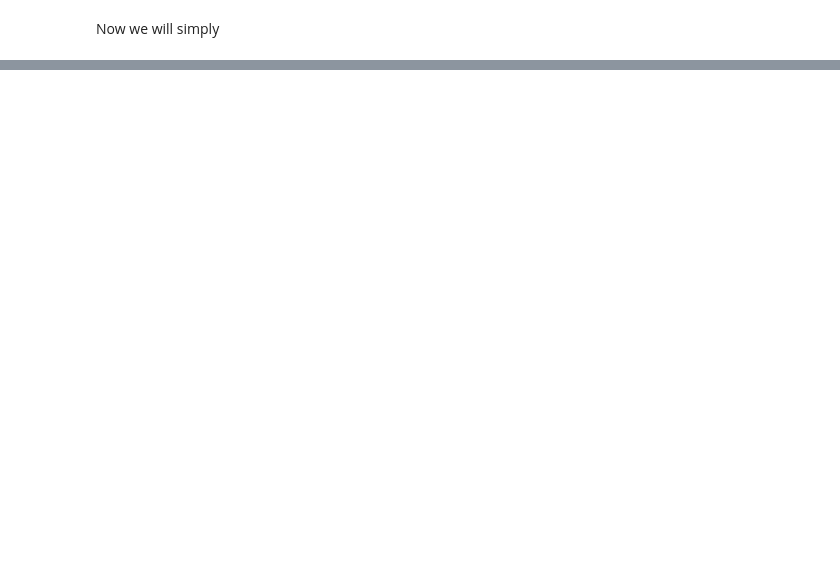
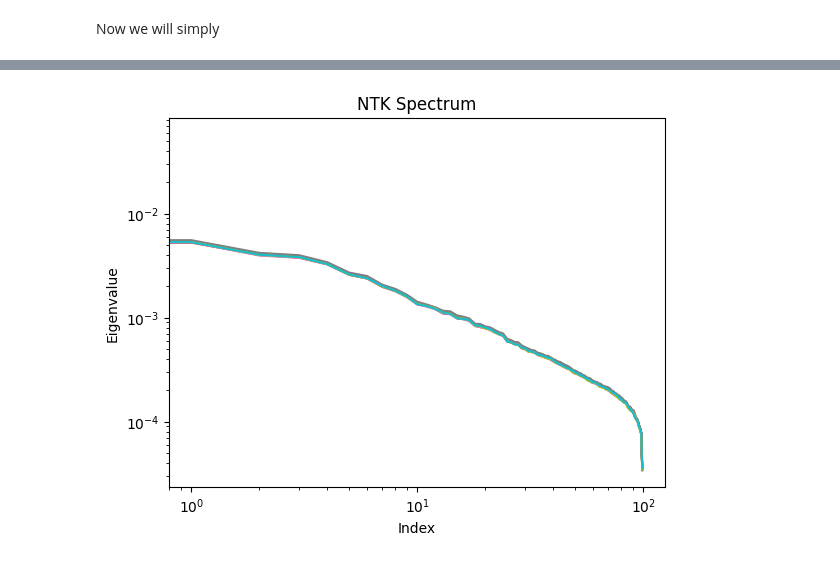
Before and after one commit to aaronjhf/Linear-Models, a Jupyter notebook: NTK_factorization.ipynb, the cells around one changed output, grey strips where cells are left out. Drawn from its saved outputs; the diff is of its cells as text; code cells hidden in the pictures; blank space fills up the shorter version.

```diff
--- a/NTK_factorization.ipynb
+++ b/NTK_factorization.ipynb
@@ -100,0 +118,12 @@ Now we will simply
+# %%
+specs = [sorted(np.linalg.eigvalsh(ntk_matrix[i, i]), reverse = True) for i in range(10)]
+for spec in specs:
+    plt.loglog(spec)
+
+plt.xlabel('Index')
+plt.ylabel('Eigenvalue')
+plt.title('NTK Spectrum')
+
+plt.show()
+# %% [output]
+[figure, added]
```
Also changed, not shown: parts of 5 cells of this notebook, 1 other file.
